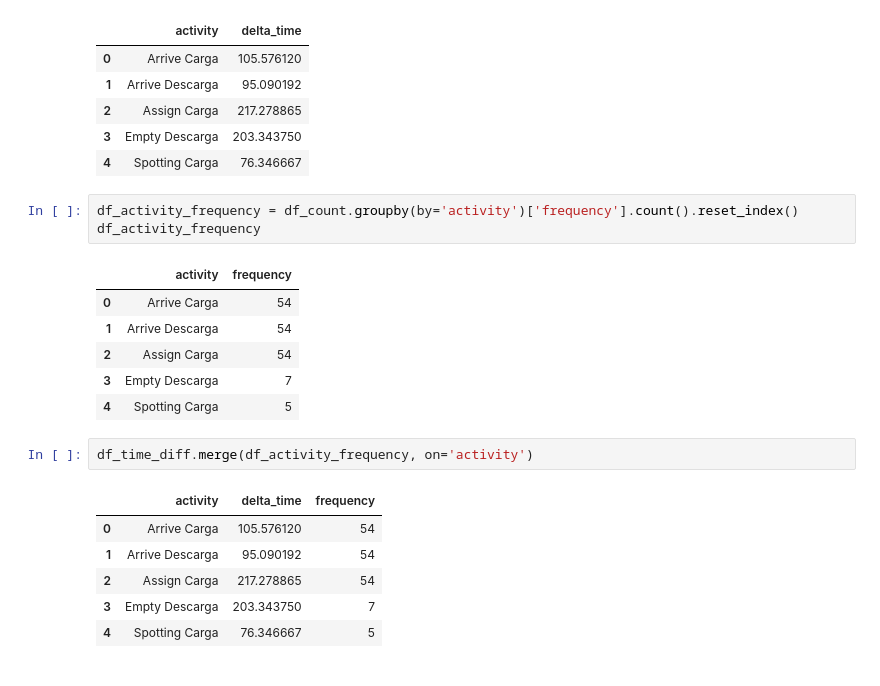
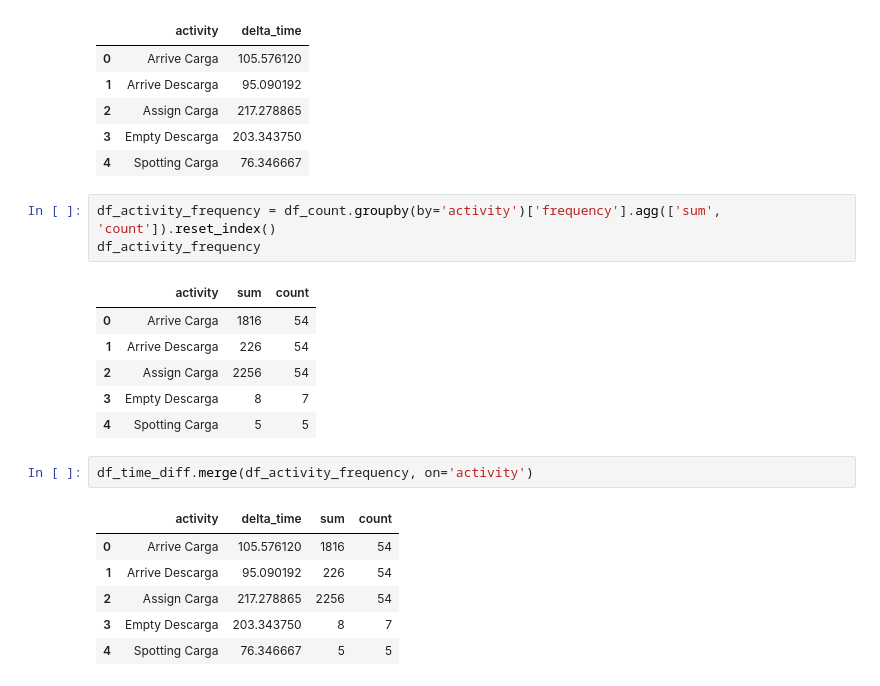
Before and after one commit to AlvaroEscalonaB/PM_MLP, a Jupyter notebook: dispatch_truck.ipynb, the cells around one changed output. Drawn from its saved outputs; the diff is of its cells as text.

```diff
--- a/dispatch_truck.ipynb
+++ b/dispatch_truck.ipynb
@@ -122,22 +138,22 @@ df_time_diff
 | 3 | Empty Descarga | 203.343750 |
 | 4 | Spotting Carga | 76.346667 |
 # %%
-df_activity_frequency = df_count.groupby(by='activity')['frequency'].count().reset_index()
+df_activity_frequency = df_count.groupby(by='activity')['frequency'].agg(['sum', 'count']).reset_index()
 df_activity_frequency
 # %% [output]
-|  | activity | frequency |
-| 0 | Arrive Carga | 54 |
-| 1 | Arrive Descarga | 54 |
-| 2 | Assign Carga | 54 |
-| 3 | Empty Descarga | 7 |
-| 4 | Spotting Carga | 5 |
+|  | activity | sum | count |
+| 0 | Arrive Carga | 1816 | 54 |
+| 1 | Arrive Descarga | 226 | 54 |
+| 2 | Assign Carga | 2256 | 54 |
+| 3 | Empty Descarga | 8 | 7 |
+| 4 | Spotting Carga | 5 | 5 |
 # %%
 df_time_diff.merge(df_activity_frequency, on='activity')
 # %% [output]
-|  | activity | delta_time | frequency |
-| 0 | Arrive Carga | 105.576120 | 54 |
-| 1 | Arrive Descarga | 95.090192 | 54 |
-| 2 | Assign Carga | 217.278865 | 54 |
-| 3 | Empty Descarga | 203.343750 | 7 |
-| 4 | Spotting Carga | 76.346667 | 5 |
+|  | activity | delta_time | sum | count |
+| 0 | Arrive Carga | 105.576120 | 1816 | 54 |
+| 1 | Arrive Descarga | 95.090192 | 226 | 54 |
+| 2 | Assign Carga | 217.278865 | 2256 | 54 |
+| 3 | Empty Descarga | 203.343750 | 8 | 7 |
+| 4 | Spotting Carga | 76.346667 | 5 | 5 |
 # %%
```
Also changed, not shown: parts of 4 cells of this notebook.
